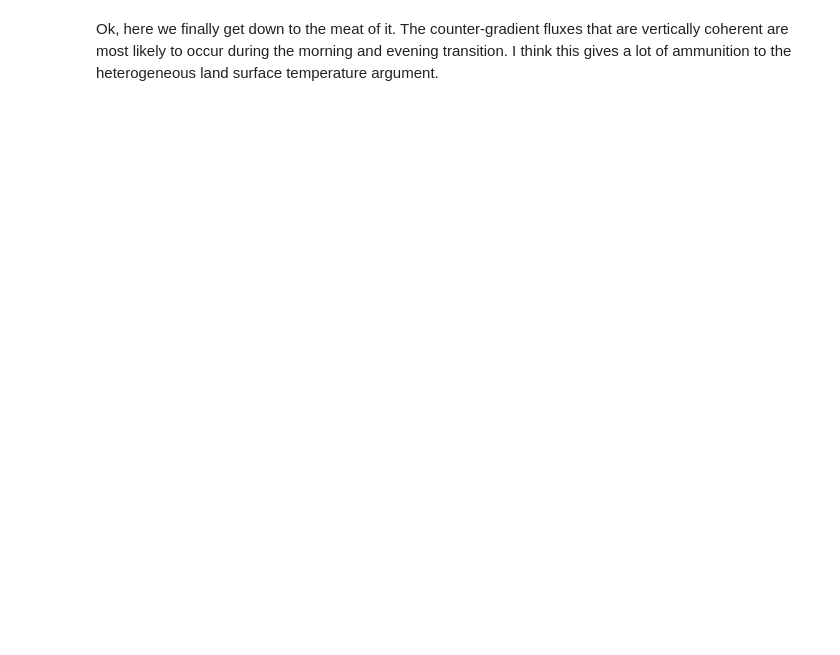
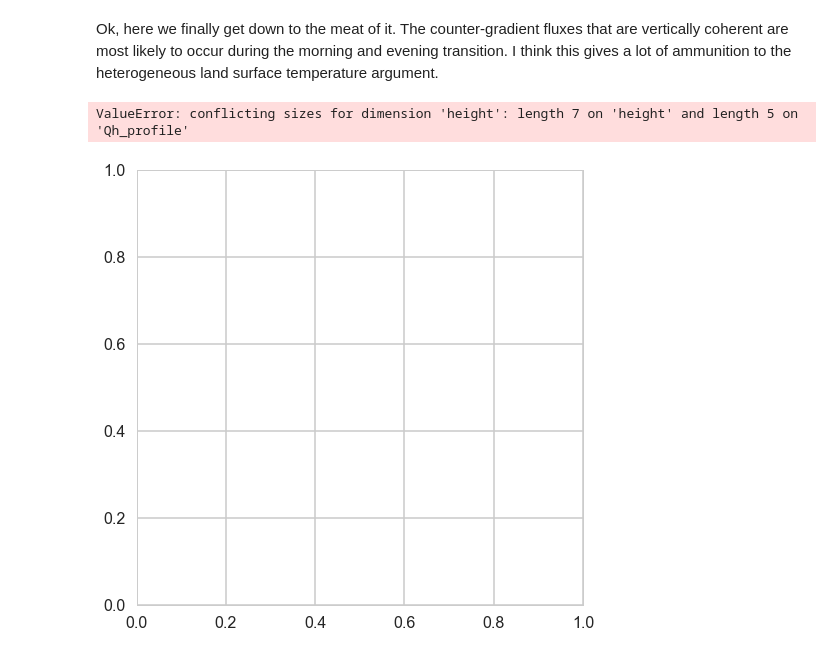
Before and after one commit to klapo/TurbulenceFeedbacks, a Jupyter notebook: TF.BL_Obs.VerticalProfiles_MTower.ipynb, the cells around one changed output. Saved outputs shown, nothing was run; the diff lists cells and outputs as text; code cells hidden in the pictures; blank space fills up the shorter version.

```diff
--- a/TF.BL_Obs.VerticalProfiles_MTower.ipynb
+++ b/TF.BL_Obs.VerticalProfiles_MTower.ipynb
@@ -469,0 +557,20 @@ Ok, here we finally get down to the meat of it. The counter-gradient fluxes that
+# %%
+# -------------------------------------------------------------------------------------------------------
+# Mean temperature profiles
+fig, ax = plt.subplots(1, 1, figsize=(8, 8))
+sensVars = ['w_tc__2m_M', 'w_tc__4m_M', 'w_tc__5m_M', 'w_tc__10m_M', 'w_tc__20m_M']
+heights = np.array((0, 1, 4, 5, 6, 8, 15))
+meanQhProfile = []
+for sV in sensVars:
+    meanQhProfile.append(fluxObs[sV].mean(dim='time').values)
+np.asanyarray(meanQhProfile)
+ds = xr.Dataset()
+ds['Qh_profile'] = (('height'), meanQhProfile)
+ds.coords['height'] = heights
+
+ax.plot(ds['Qh_profile'], ds['height'], '-.')
+
+# # Qh by height
+# %% [output]
+ValueError: conflicting sizes for dimension 'height': length 7 on 'height' and length 5 on 'Qh_profile'
+[figure, added]
```
Also changed, not shown: parts of 20 cells of this notebook, 34 other files.
